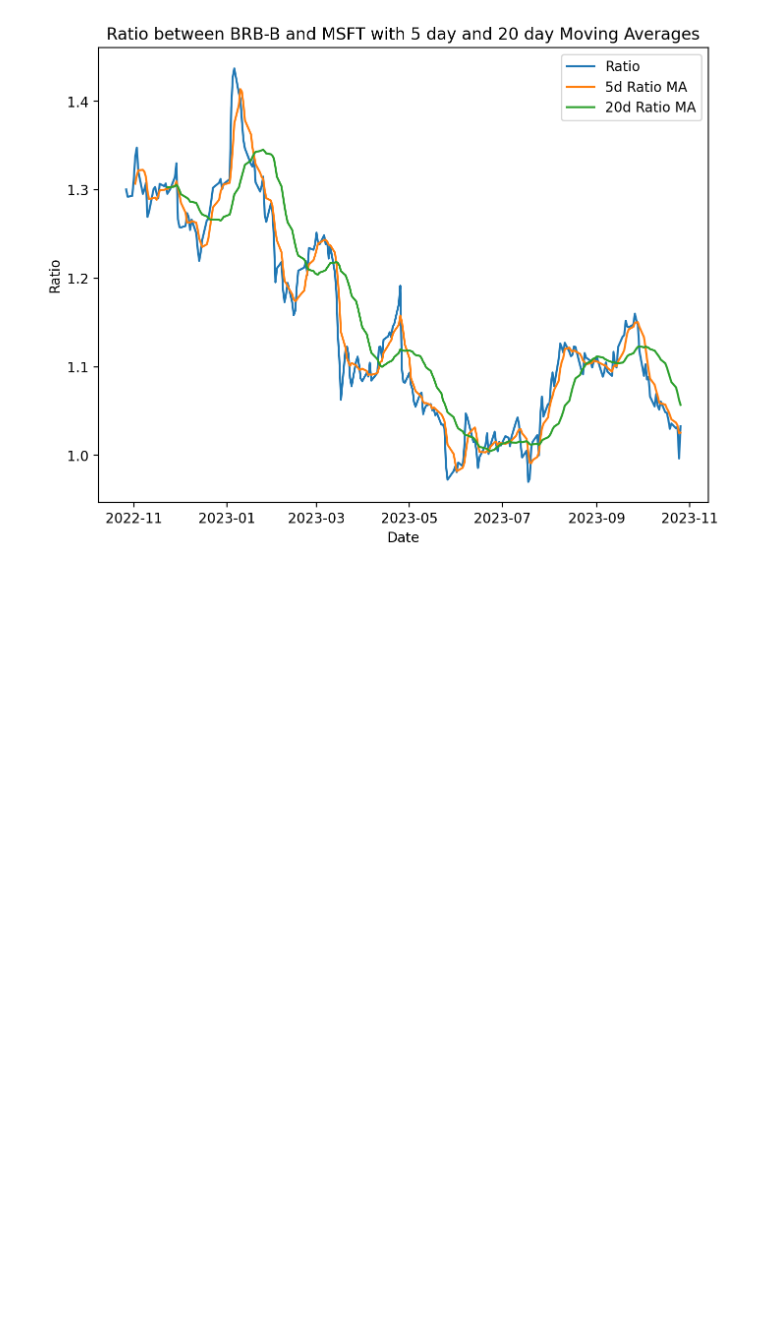
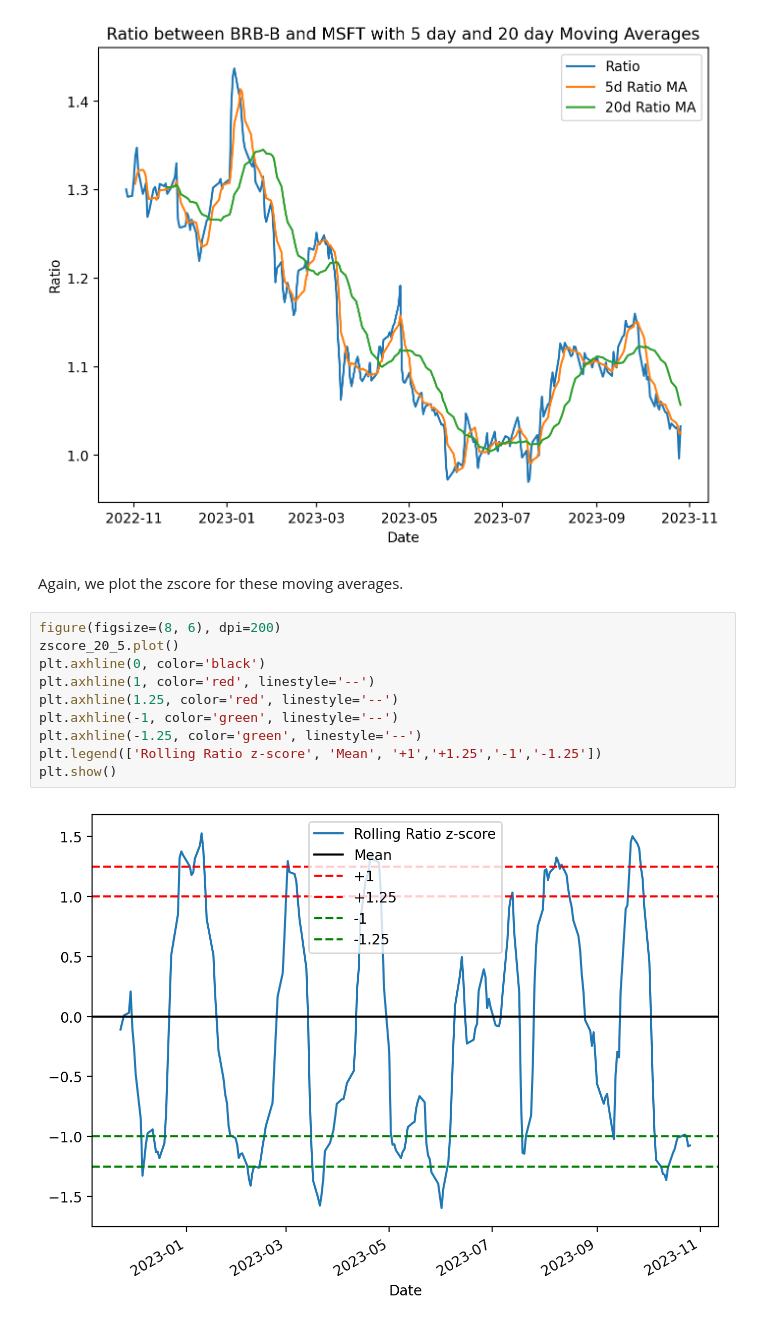
Before and after one commit to AnthonyLovesCoffee/pairs-trading-model, a Jupyter notebook: pairs_trading.ipynb, the cells around one changed output. Drawn from its saved outputs; the diff is of its cells as text; blank space fills up the shorter version.

```diff
--- a/pairs_trading.ipynb
+++ b/pairs_trading.ipynb
@@ -179,3 +179,17 @@ plt.title('Ratio between BRB-B and MSFT with 5 day and 20 day Moving Averages')
 plt.show()
 # %% [output]
 [figure]
+# %% [markdown]
+Again, we plot the zscore for these moving averages.
+# %%
+figure(figsize=(8, 6), dpi=200)
+zscore_20_5.plot()
+plt.axhline(0, color='black')
+plt.axhline(1, color='red', linestyle='--')
+plt.axhline(1.25, color='red', linestyle='--')
+plt.axhline(-1, color='green', linestyle='--')
+plt.axhline(-1.25, color='green', linestyle='--')
+plt.legend(['Rolling Ratio z-score', 'Mean', '+1','+1.25','-1','-1.25'])
+plt.show()
+# %% [output]
+[figure, added]
```
Also changed, not shown: parts of 2 cells of this notebook.
